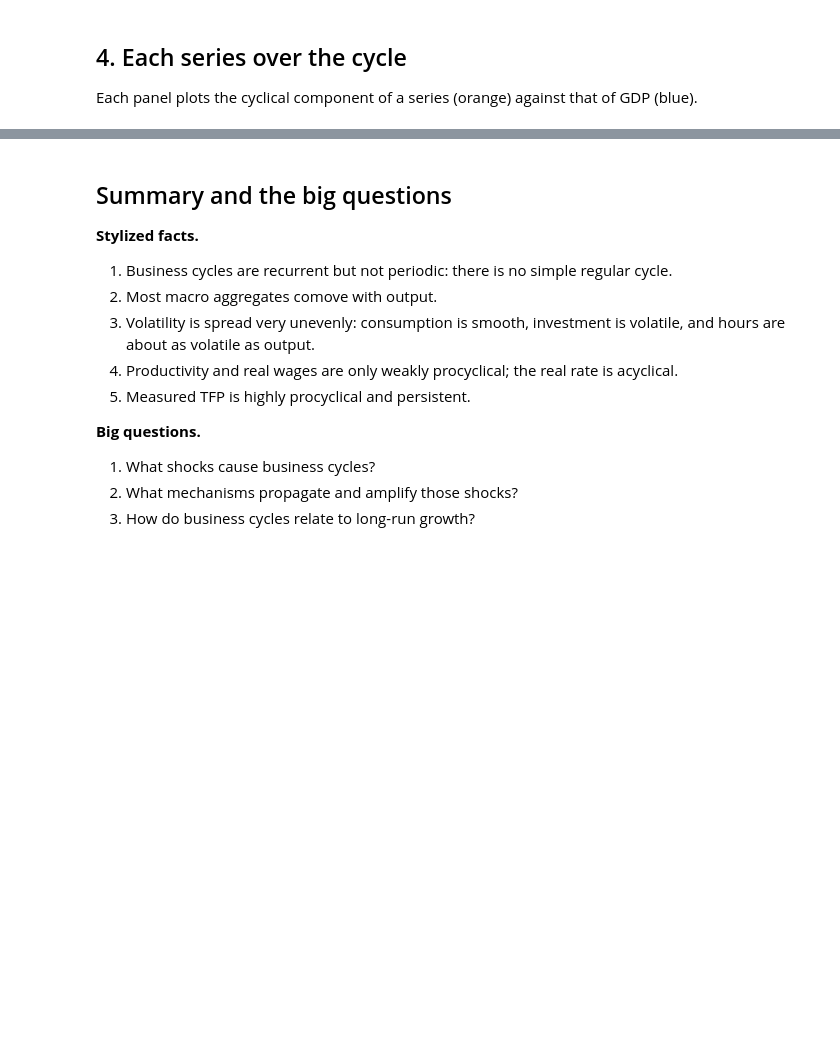
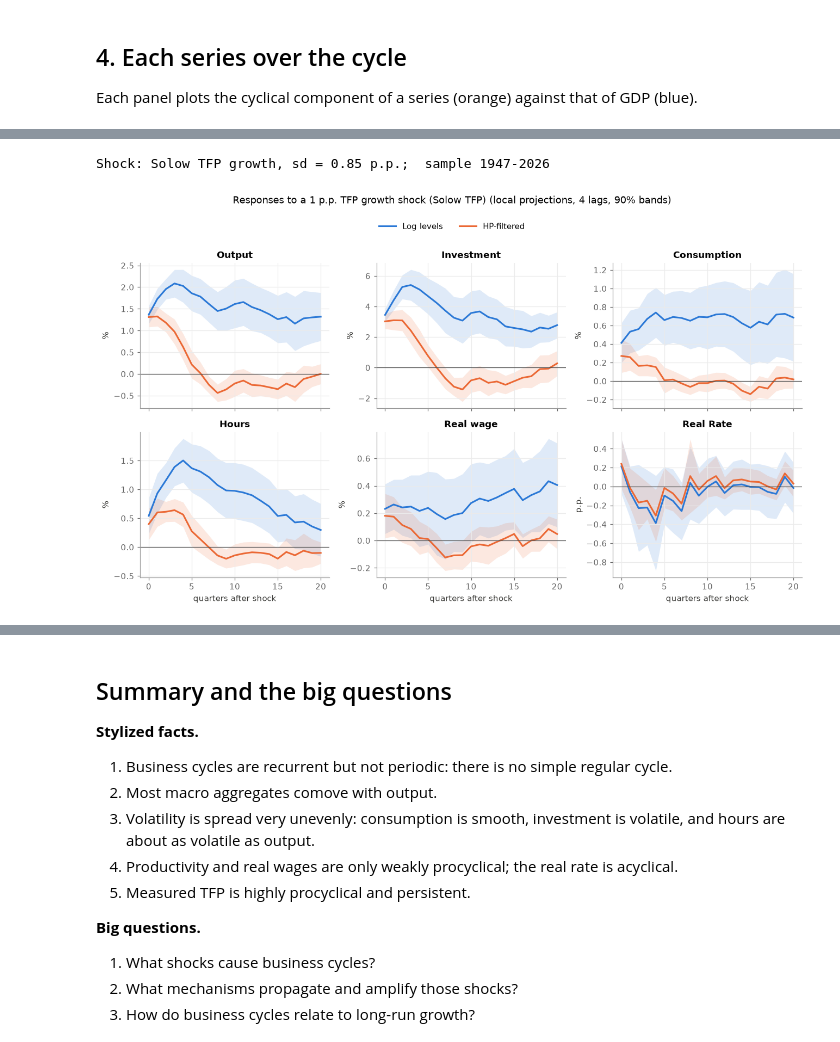
Before and after one commit to johanneswieland/RBC, a Jupyter notebook: lectures/01_business_cycle_facts.ipynb, the cells around one changed output, grey strips where cells are left out. Saved outputs shown, nothing was run; the diff lists cells and outputs as text; code cells hidden in the pictures; blank space fills up the shorter version.

```diff
--- a/lectures/01_business_cycle_facts.ipynb
+++ b/lectures/01_business_cycle_facts.ipynb
@@ -302,0 +323,63 @@ plt.tight_layout(rect=(0, 0, 1, 0.98))
+# %%
+import statsmodels.api as sm
+from scipy.stats import norm
+
+H = 20                 # horizons 0..H quarters
+LAGS = 4               # lags of the shock and of the dependent variable
+SHOCK = "Solow"        # "Solow" or "Utilization-adjusted"
+CONF = 0.90            # confidence level for the bands
+
+lp_vars = ["GDP", "Investment", "Consumption", "Hours", "Real Wage", "Real Rate"]
+
+tfp = {"Solow": "TFP", "Utilization-adjusted": "TFP (util-adj)"}[SHOCK]
+shock = 100 * levels[tfp].diff()                                   # % TFP growth
+
+# Dependent variables in the two specifications (same units: % or p.p.)
+data = {
+    "Log levels":  pd.DataFrame({v: levels[v] * (1 if v in bcdata.LEVEL_SERIES else 100) for v in lp_vars}),
+    "HP-filtered": cycles[lp_vars],
+}
+
+
+def local_projection(y, shock, H=20, lags=4, conf=0.90):
+    # IRF of y to shock: for each h, regress y_{t+h} on shock_t, `lags` lags of shock and of y
+    X = pd.concat({"shock": shock,
+                   **{f"shock_l{j}": shock.shift(j) for j in range(1, lags + 1)},
+                   **{f"y_l{j}": y.shift(j) for j in range(1, lags + 1)}}, axis=1)
+    X = sm.add_constant(X)
+    z = norm.ppf(0.5 + conf / 2)
+    rows = []
+    for h in range(H + 1):
+        d = pd.concat([y.shift(-h).rename("lhs"), X], axis=1).dropna()
+        res = sm.OLS(d["lhs"], d.drop(columns="lhs")).fit(cov_type="HAC", cov_kwds={"maxlags": h + 1})
+        b, se = res.params["shock"], res.bse["shock"]
+        rows.append({"h": h, "irf": b, "lo": b - z * se, "hi": b + z * se, "nobs": int(res.nobs)})
+    return pd.DataFrame(rows).set_index("h")
+
+
+irfs = {(spec, v): local_projection(df[v], shock, H, LAGS, CONF) for spec, df in data.items() for v in lp_vars}
+print(f"Shock: {SHOCK} TFP growth, sd = {shock.std():.2f} p.p.;  sample {shock.dropna().index[0]:%Y}-{levels.index[-1]:%Y}")
+# %% [output]
+Shock: Solow TFP growth, sd = 0.85 p.p.;  sample 1947-2026
+# %%
+spec_color = {"Log levels": COLORS["gdp"], "HP-filtered": COLORS["series"]}
+titles = {"GDP": "Output", "Real Wage": "Real wage"}
+
+fig, axes = plt.subplots(2, 3, figsize=(12, 6.5), sharex=True)
+for ax, v in zip(axes.flat, lp_vars):
+    for spec, col in spec_color.items():
+        r = irfs[(spec, v)]
+        ax.fill_between(r.index, r["lo"], r["hi"], color=col, alpha=0.15, lw=0)
+        ax.plot(r.index, r["irf"], color=col, lw=2, label=spec)
+    ax.axhline(0, color="0.3", lw=0.8)
+    ax.set_title(titles.get(v, v))
+    ax.set_ylabel("p.p." if v in bcdata.LEVEL_SERIES else "%")
+for ax in axes[1]:
+    ax.set_xlabel("quarters after shock")
+handles = [plt.Line2D([], [], color=c, lw=2) for c in spec_color.values()]
+fig.legend(handles, list(spec_color), loc="upper center", ncol=2, bbox_to_anchor=(0.5, 1.02))
+fig.suptitle(f"Responses to a 1 p.p. TFP growth shock ({SHOCK} TFP) (local projections, {LAGS} lags, {int(CONF*100)}% bands)",
+             y=1.07)
+plt.tight_layout()
+# %% [output]
+[figure, added]
```
Also changed, not shown: parts of 18 cells of this notebook, 2 other files.
